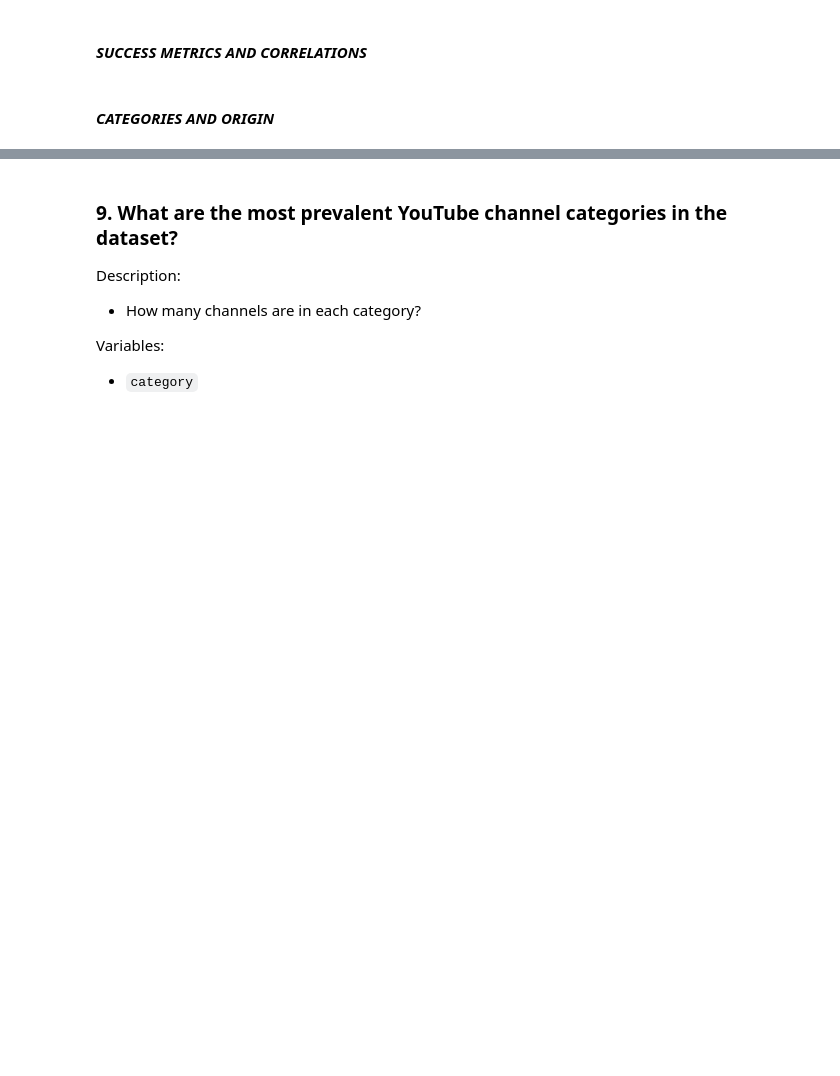
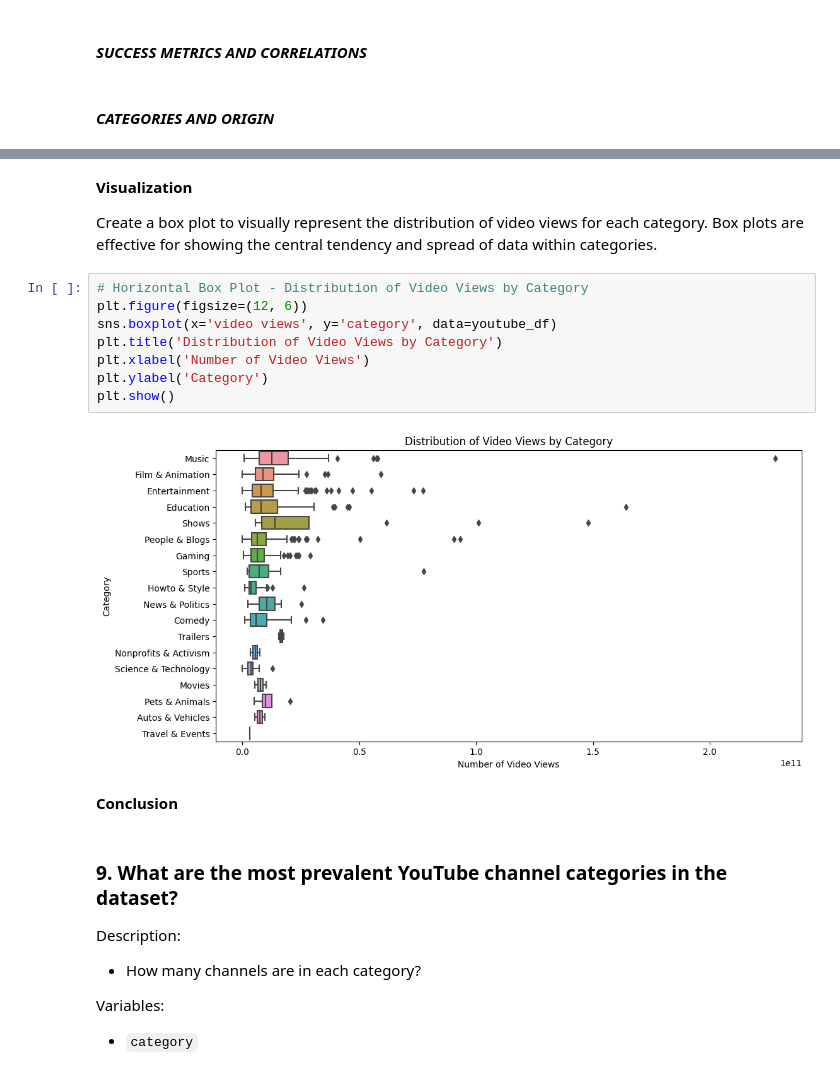
Before and after one commit to Alexxanderson/CSMODEL-PROJECT, a Jupyter notebook: MCO1/EDA.ipynb, the cells around one changed output, grey strips where cells are left out. Cells and saved outputs as stored; diff of their text form; blank space fills up the shorter version.

Commit message:
6-10 done, conclusions to come

```diff
--- a/MCO1/EDA.ipynb
+++ b/MCO1/EDA.ipynb
@@ -155,3 +192,19 @@ These patterns suggest that the category of content significantly influences the
+# %% [markdown]
+**Visualization**
+
+Create a box plot to visually represent the distribution of video views for each category. Box plots are effective for showing the central tendency and spread of data within categories.
+# %%
+# Horizontal Box Plot - Distribution of Video Views by Category
+plt.figure(figsize=(12, 6))
+sns.boxplot(x='video views', y='category', data=youtube_df)
+plt.title('Distribution of Video Views by Category')
+plt.xlabel('Number of Video Views')
+plt.ylabel('Category')
+plt.show()
+# %% [output]
+[figure, added]
+# %% [markdown]
+**Conclusion**
 # %% [markdown]
 ### 9. What are the most prevalent YouTube channel categories in the dataset?
 
```
Also changed, not shown: parts of 10 cells of this notebook.
